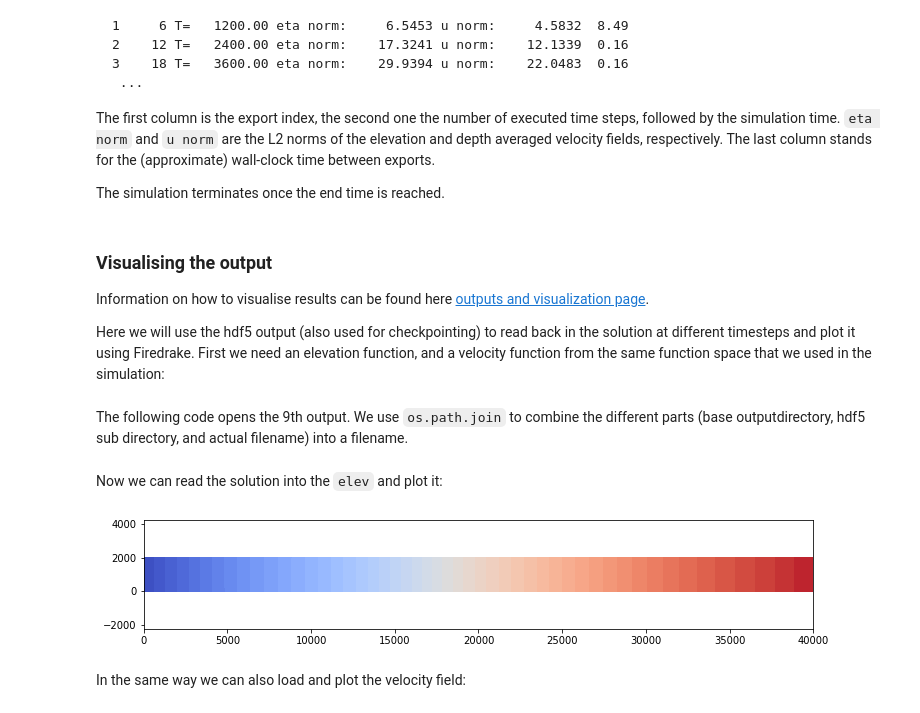
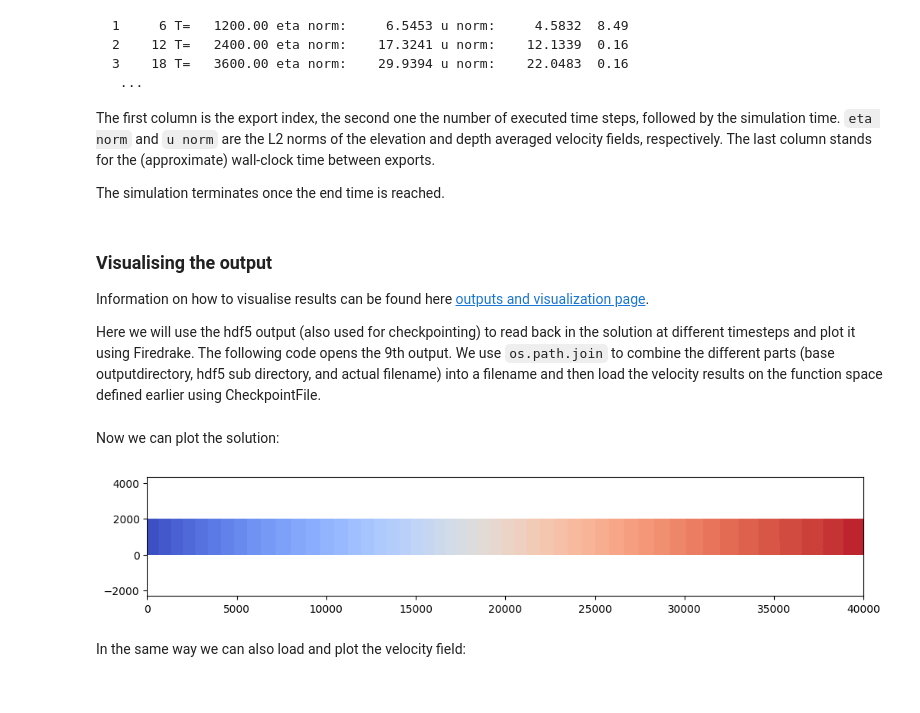
Before and after one commit to thetisproject/thetis, a Jupyter notebook: demos/01-2d-channel.ipynb, the cells around one changed output. Saved outputs shown, nothing was run; the diff lists cells and outputs as text; code cells hidden in the pictures.

Commit message:
Fix jupyter notebook demos
- Update plot imports from Firedrake
- Update from DumbCheckpoint to CheckpointFile
- Update corresponding text
- Update bathymetry file loading hint on tsunami example

```diff
--- a/demos/01-2d-channel.ipynb
+++ b/demos/01-2d-channel.ipynb
@@ -166,27 +167,23 @@ While the model is running, Thetis prints some statistics on the command line:
 ### Visualising the output
 Information on how to visualise results can be found here [outputs and visualization page](https://thetisproject.org/outputs_and_visu.html).
 
-Here we will use the hdf5 output (also used for checkpointing) to read back in the solution at different timesteps and plot it using Firedrake. First we need an elevation function, and a velocity function from the same function space that we used in the simulation:
+Here we will use the hdf5 output (also used for checkpointing) to read back in the solution at different timesteps and plot it using Firedrake. The following code opens the 9th output. We use `os.path.join` to combine the different parts (base outputdirectory, hdf5 sub directory, and actual filename) into a filename and then load the velocity results on the function space defined earlier using CheckpointFile.
-# %%
-elev = Function(solver_obj.function_spaces.H_2d, name='elev_2d')
-uv = Function(solver_obj.function_spaces.U_2d, name='uv_2d')
-# %% [markdown]
-The following code opens the 9th output. We use `os.path.join` to combine the different parts (base outputdirectory, hdf5 sub directory, and actual filename) into a filename.
 # %%
 # NBVAL_SKIP
 idx = 9 # which hdf5 do we want to open
 filename =  os.path.join(options.output_directory, 'hdf5','Elevation2d_%05d' % idx)
-dc = DumbCheckpoint(filename, mode=FILE_READ)
+with CheckpointFile(filename + '.h5', 'r') as CF:
+    mesh2d = CF.load_mesh()
+    elev = CF.load_function(mesh2d, name="elev_2d")
 # %% [markdown]
-Now we can read the solution into the `elev` and plot it:
+Now we can plot the solution:
 # %%
 # NBVAL_SKIP
-dc.load(elev)
 fig, ax = plt.subplots(figsize=(12,2))
 tricontourf(elev, axes=ax, cmap=matplotlib.cm.coolwarm, levels=50)
 plt.axis('equal');
 # %% [output]
-[figure, old version]
+[figure, new version]
 # %% [markdown]
 In the same way we can also load and plot the velocity field:
 # %%
```
Also changed, not shown: parts of 7 cells of this notebook, 1 other file.
